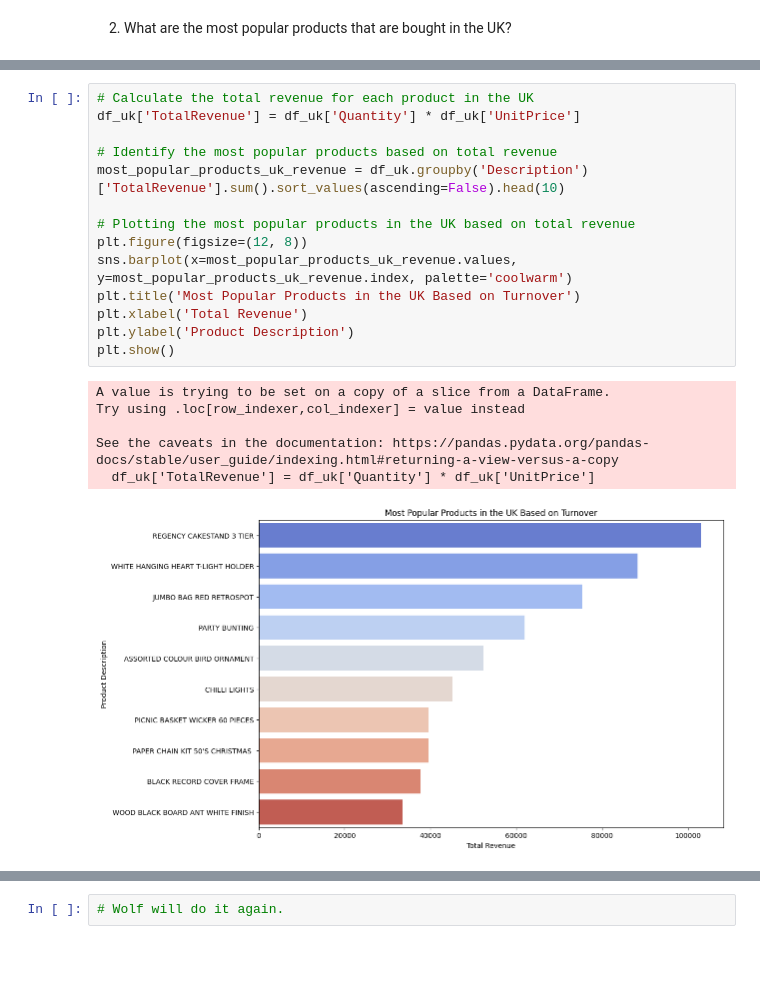
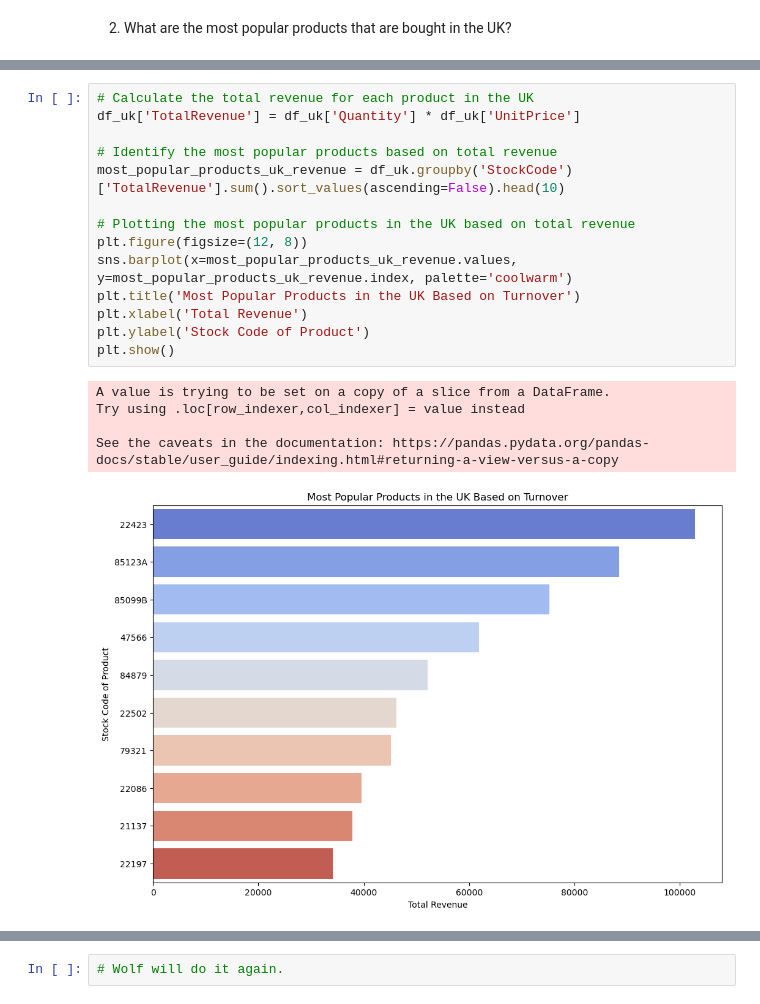
Before and after one commit to SongJiyeonPaek/CW_DS_CapstoneProject-1, a Jupyter notebook: Customer_Segmentation_Student_Notebook_Capstone_1_Group2.ipynb, the cells around one changed output, grey strips where cells are left out. Saved outputs shown, nothing was run; the diff lists cells and outputs as text; blank space fills up the shorter version.

```diff
--- a/Customer_Segmentation_Student_Notebook_Capstone_1_Group2.ipynb
+++ b/Customer_Segmentation_Student_Notebook_Capstone_1_Group2.ipynb
@@ -663,21 +925,20 @@ plt.show()
 # %%
 # Calculate the total revenue for each product in the UK
 df_uk['TotalRevenue'] = df_uk['Quantity'] * df_uk['UnitPrice']
 
 # Identify the most popular products based on total revenue
-most_popular_products_uk_revenue = df_uk.groupby('Description')['TotalRevenue'].sum().sort_values(ascending=False).head(10)
+most_popular_products_uk_revenue = df_uk.groupby('StockCode')['TotalRevenue'].sum().sort_values(ascending=False).head(10)
 
 # Plotting the most popular products in the UK based on total revenue
 plt.figure(figsize=(12, 8))
 sns.barplot(x=most_popular_products_uk_revenue.values, y=most_popular_products_uk_revenue.index, palette='coolwarm')
 plt.title('Most Popular Products in the UK Based on Turnover')
 plt.xlabel('Total Revenue')
-plt.ylabel('Product Description')
+plt.ylabel('Stock Code of Product')
 plt.show()
 # %% [output]
 A value is trying to be set on a copy of a slice from a DataFrame.
 Try using .loc[row_indexer,col_indexer] = value instead
 
 See the caveats in the documentation: https://pandas.pydata.org/pandas-docs/stable/user_guide/indexing.html#returning-a-view-versus-a-copy
-  df_uk['TotalRevenue'] = df_uk['Quantity'] * df_uk['UnitPrice']
-[figure, old version]
+[figure, new version]
```
Also changed, not shown: parts of 65 cells of this notebook, 2 other files.
